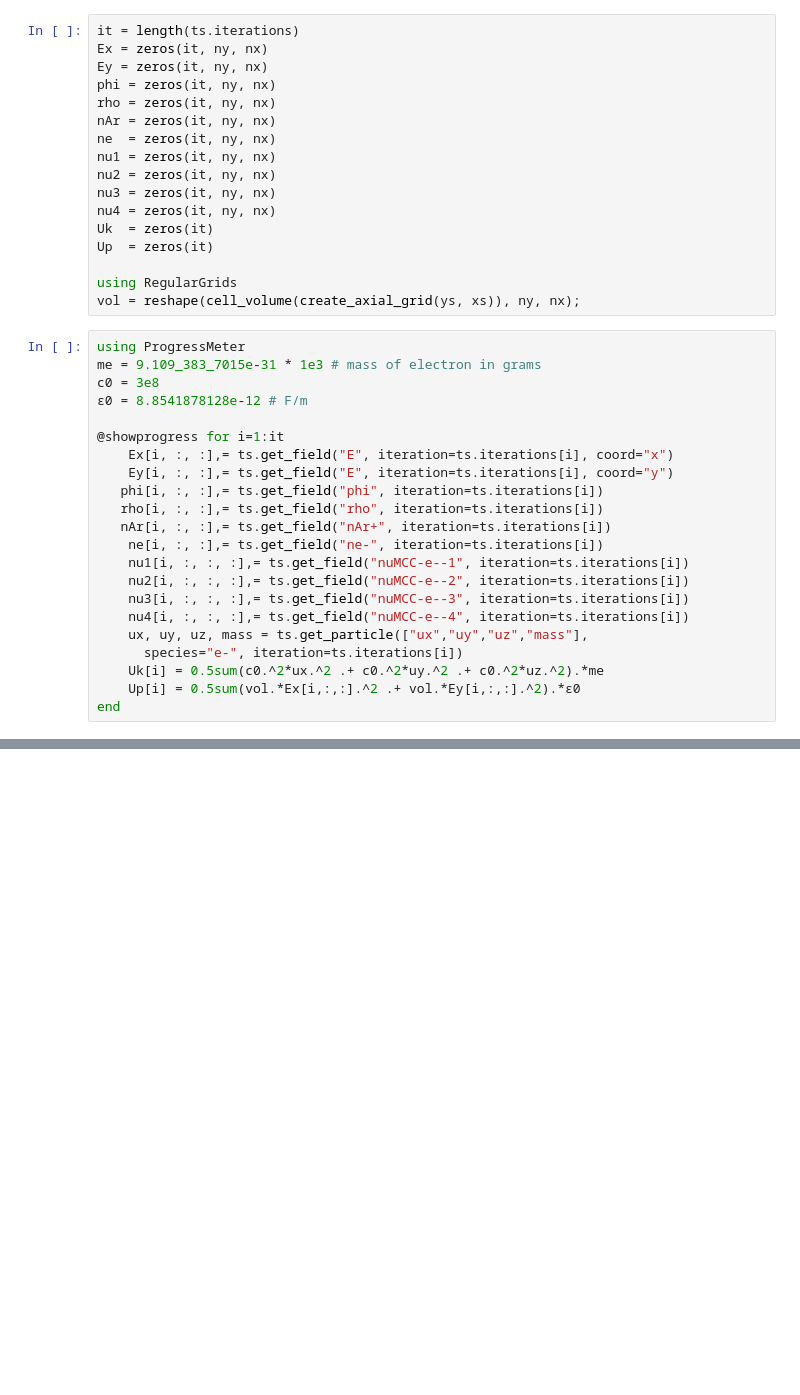
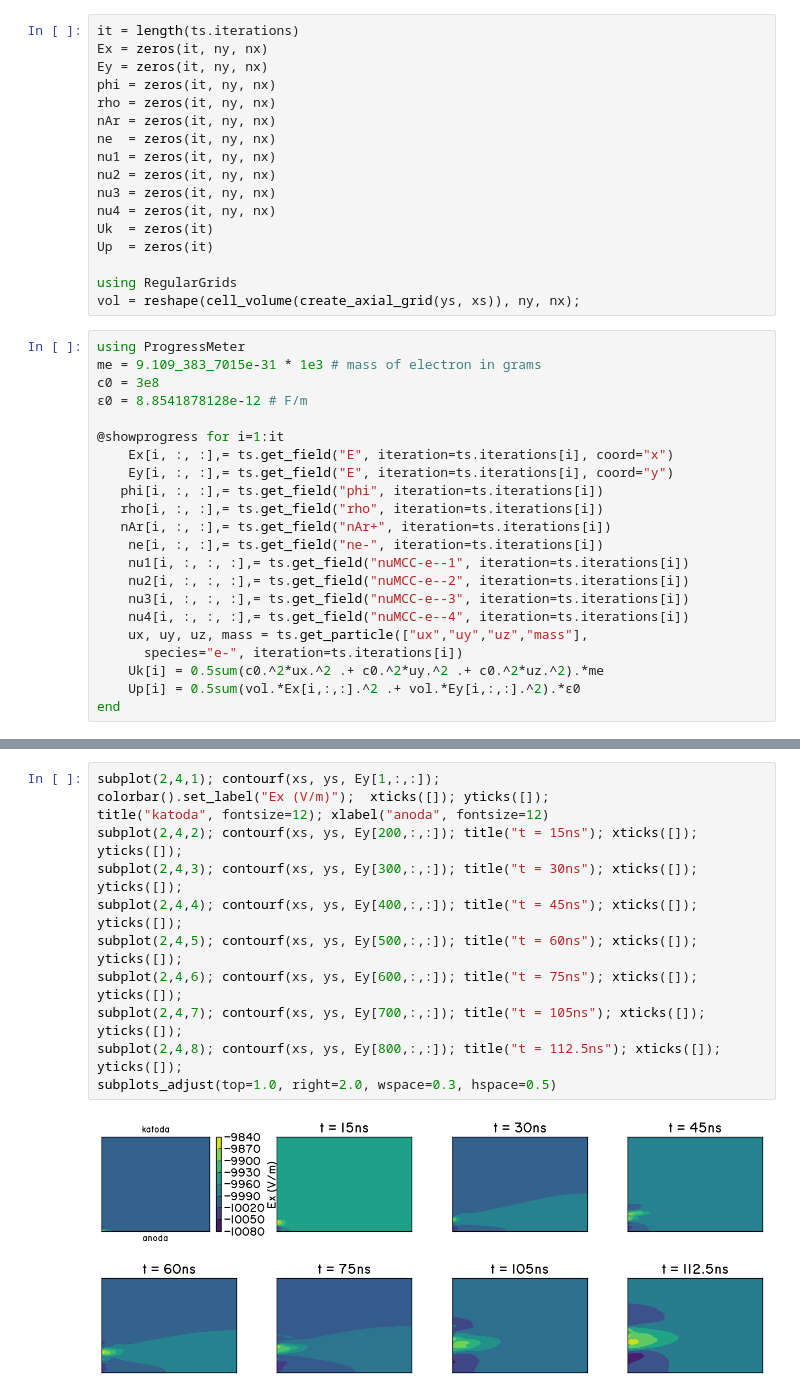
Before and after one commit to bchaber/iskra, a Jupyter notebook: problem/13_seed.ipynb, the cells around one changed output, grey strips where cells are left out. Cells and saved outputs as stored; diff of their text form; blank space fills up the shorter version.

```diff
--- a/problem/13_seed.ipynb
+++ b/problem/13_seed.ipynb
@@ -112,0 +110,14 @@ subplots_adjust(top=1.0, right=2.0, wspace=0.3, hspace=0.5)
+# %%
+subplot(2,4,1); contourf(xs, ys, Ey[1,:,:]);
+colorbar().set_label("Ex (V/m)");  xticks([]); yticks([]);
+title("katoda", fontsize=12); xlabel("anoda", fontsize=12)
+subplot(2,4,2); contourf(xs, ys, Ey[200,:,:]); title("t = 15ns"); xticks([]); yticks([]);
+subplot(2,4,3); contourf(xs, ys, Ey[300,:,:]); title("t = 30ns"); xticks([]); yticks([]);
+subplot(2,4,4); contourf(xs, ys, Ey[400,:,:]); title("t = 45ns"); xticks([]); yticks([]);
+subplot(2,4,5); contourf(xs, ys, Ey[500,:,:]); title("t = 60ns"); xticks([]); yticks([]);
+subplot(2,4,6); contourf(xs, ys, Ey[600,:,:]); title("t = 75ns"); xticks([]); yticks([]);
+subplot(2,4,7); contourf(xs, ys, Ey[700,:,:]); title("t = 105ns"); xticks([]); yticks([]);
+subplot(2,4,8); contourf(xs, ys, Ey[800,:,:]); title("t = 112.5ns"); xticks([]); yticks([]);
+subplots_adjust(top=1.0, right=2.0, wspace=0.3, hspace=0.5)
+# %% [output]
+[figure, added]
```
Also changed, not shown: parts of 9 cells of this notebook, 1 other file.
